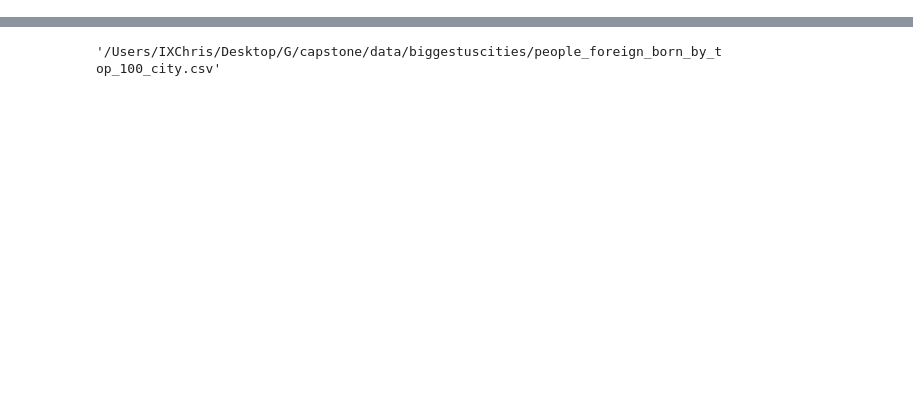
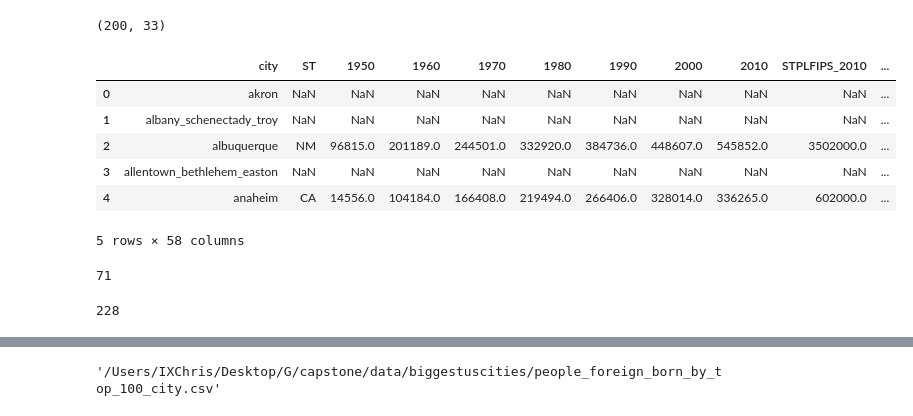
Before and after one commit to CLuiz/CityScapes, a Jupyter notebook: eda7_25.ipynb, the cells around one changed output, grey strips where cells are left out. Drawn from its saved outputs; the diff is of its cells as text; code cells hidden in the pictures; blank space fills up the shorter version.

```diff
--- a/eda7_25.ipynb
+++ b/eda7_25.ipynb
@@ -83,0 +93,3 @@ merged7 = merged7[~merged7['state'].isin(value_list)]
+# %%
+merged7.reset_index(inplace=True)
+merged7.head()
@@ -83,0 +104,3 @@ merged7 = merged7[~merged7['state'].isin(value_list)]
+# %%
+merged7.sort_values('city', inplace=True)
+merged7.head()
@@ -187,0 +119,16 @@ another_df.shape
+# %%
+next_df.shape
+# %% [output]
+(200, 33)
+# %%
+recent_pop_df = pd.merge(next_df, merged7, left_on='city', right_on='city', how='outer')
+# %%
+recent_pop_df.head()
+# %% [output]
+|  | city | ST | 1950 | 1960 | 1970 | 1980 | 1990 | 2000 | 2010 | STPLFIPS_2010 | ... |
+| 0 | akron | NaN | NaN | NaN | NaN | NaN | NaN | NaN | NaN | NaN | ... |
+| 1 | albany_schenectady_troy | NaN | NaN | NaN | NaN | NaN | NaN | NaN | NaN | NaN | ... |
+| 2 | albuquerque | NM | 96815.0 | 201189.0 | 244501.0 | 332920.0 | 384736.0 | 448607.0 | 545852.0 | 3502000.0 | ... |
+| 3 | allentown_bethlehem_easton | NaN | NaN | NaN | NaN | NaN | NaN | NaN | NaN | NaN | ... |
+| 4 | anaheim | CA | 14556.0 | 104184.0 | 166408.0 | 219494.0 | 266406.0 | 328014.0 | 336265.0 | 602000.0 | ... |
+5 rows × 58 columns
@@ -187,0 +137,12 @@ another_df.shape
+# %%
+cities_next =list(next_df['city'])
+cities_merge = list(merged7['city'])
+intersect = list(set(cities_next) & set(cities_merge))
+len(intersect)
+# %% [output]
+71
+# %%
+union = list(set(cities_next) | set(cities_merge))
+len(union)
+# %% [output]
+228
```
Also changed, not shown: parts of 12 cells of this notebook, 4 other files.
